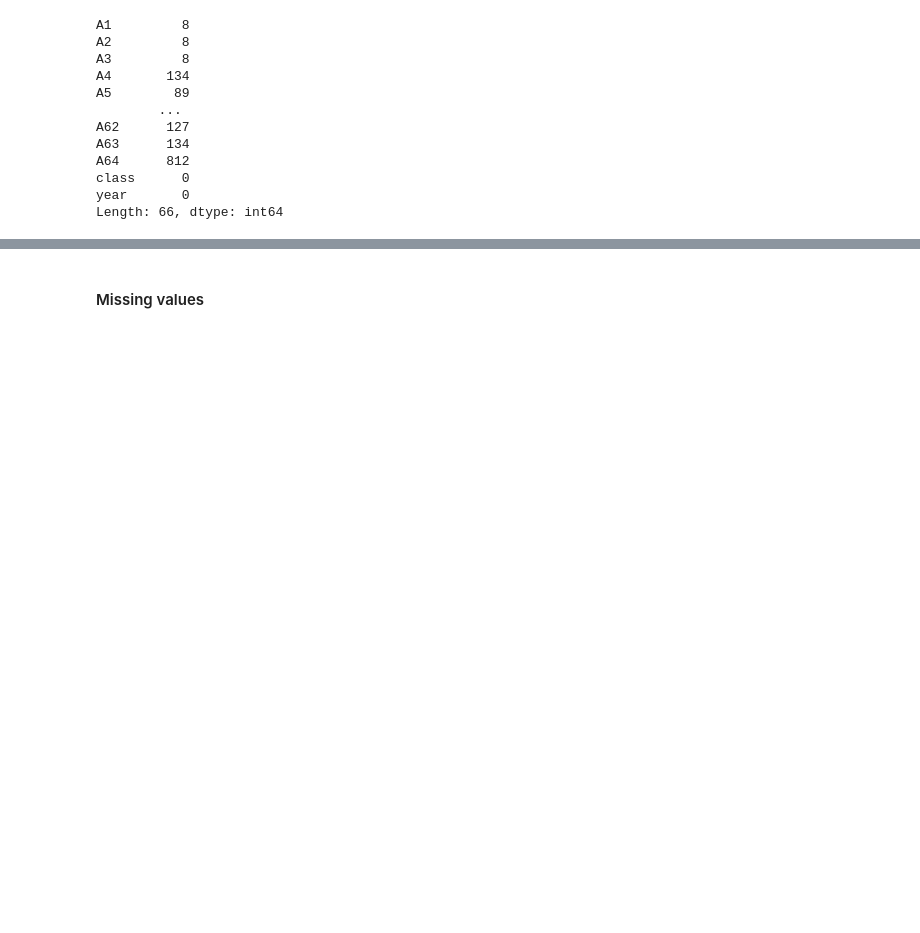
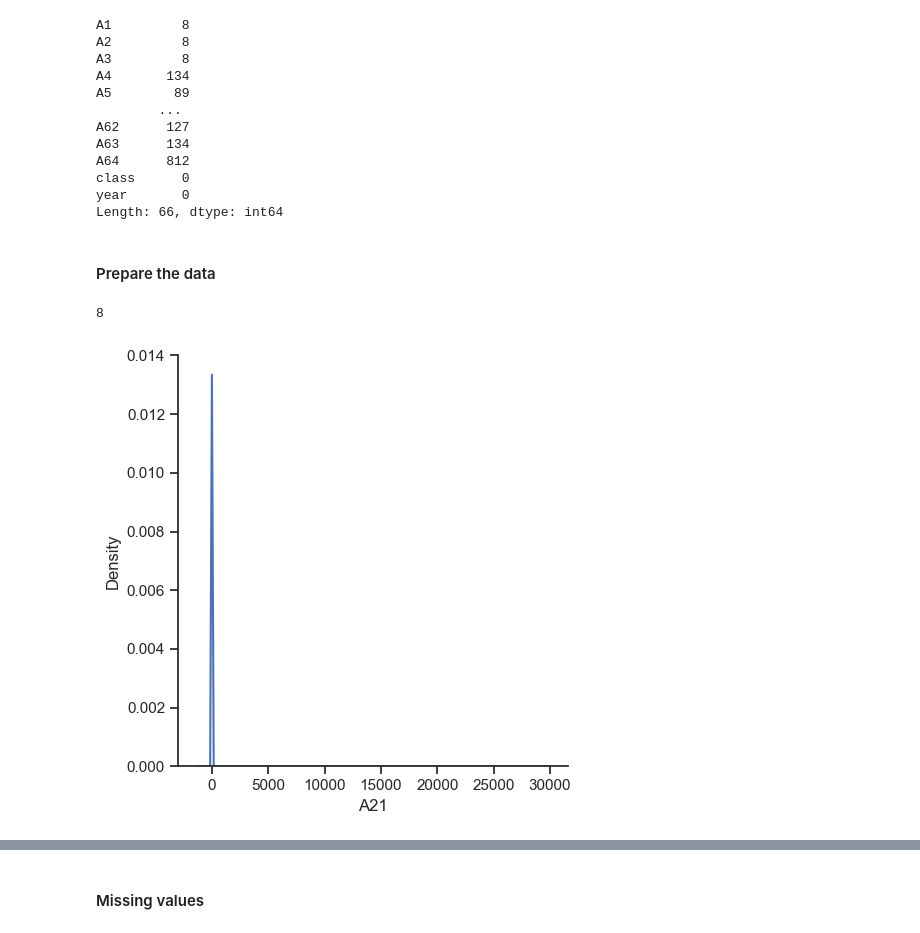
Before and after one commit to krishna-das-m/bankruptcy_prediction, a Jupyter notebook: notebooks/01_data_exploration.ipynb, the cells around one changed output, grey strips where cells are left out. Saved outputs shown, nothing was run; the diff lists cells and outputs as text; code cells hidden in the pictures; blank space fills up the shorter version.

```diff
--- a/notebooks/01_data_exploration.ipynb
+++ b/notebooks/01_data_exploration.ipynb
@@ -69,3 +71,5 @@ A64      812
 class      0
 year       0
 Length: 66, dtype: int64
+# %% [markdown]
+#### Prepare the data
@@ -71,0 +79,8 @@ Length: 66, dtype: int64
+# %%
+sns.displot(df, x='A21', kind='kde')
+# sns.boxplot(data=X, x='A20')
+X['A1'].isna().sum()
+# df['A20'].describe()
+# %% [output]
+8
+[figure, new version]
```
Also changed, not shown: parts of 14 cells of this notebook.
